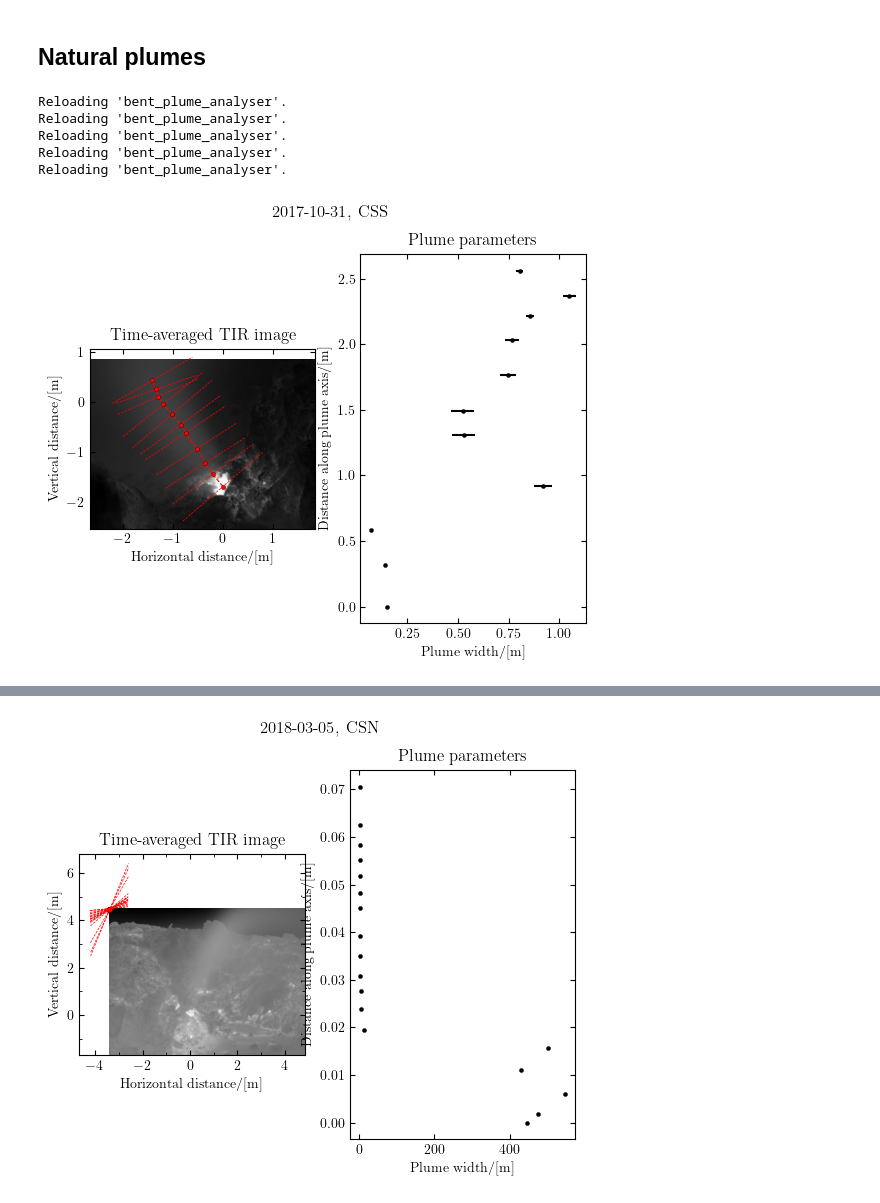
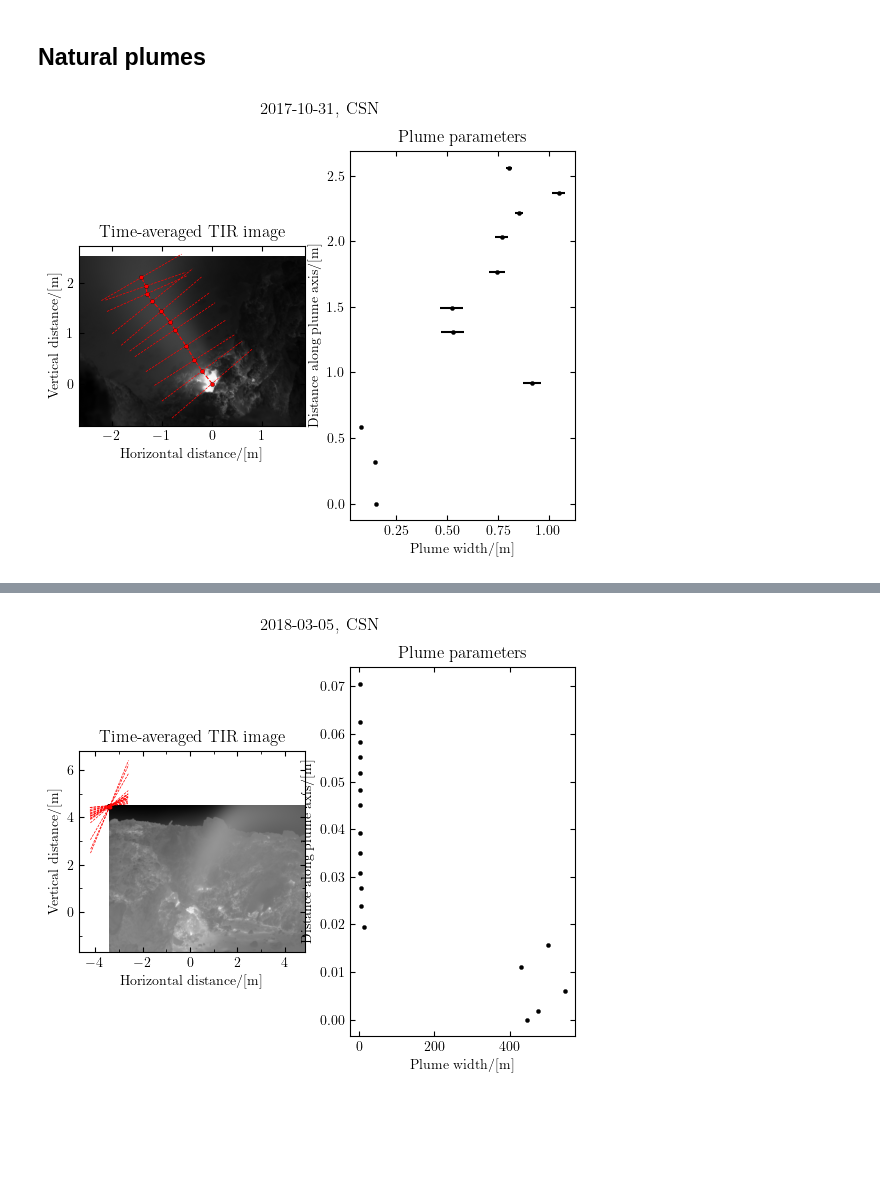
Before and after one commit to djessop/fumarole_plume_model, a Jupyter notebook: plume_analyser_real_plume.ipynb, the cells around one changed output, grey strips where cells are left out. Drawn from its saved outputs; the diff is of its cells as text; code cells hidden in the pictures; blank space fills up the shorter version.

```diff
--- a/plume_analyser_real_plume.ipynb
+++ b/plume_analyser_real_plume.ipynb
@@ -262,10 +267,13 @@ def plume_analysis(date, site, thermography=thermography):
     real_trajectory = (trajectory - [vent_loc[0], vent_loc[1]]) * 1/scale_factor
     p = real_trajectory.copy()
 
-
+    #####################
+    # EXTRACT VARIABLES #
+    #####################
     thexp, sig_thexp = plume_angle(p[:,0], p[:,1], errors=[1/scale_factor]*2)
     # thexp[0] = np.pi/2
     true_loc, bexp, sig_p, sig_bexp, rows = true_location_width(img, p=trajectory, errors=[1/scale_factor], retrows=True)
+    Texp      =
     sexp      = dist_along_path(p[:,0], p[:,1])
 
     ############
@@ -321,27 +329,23 @@ def plume_analysis(date, site, thermography=thermography):
 
     return
 # %%
-site = 'CSS'
+site = 'CSN'
 date = '2017-10-31'
 
-# path = '/'.join([thermography, date + '_' + site]) + '/'
-# params = read_params_file(path + 'parameters.json')
+path = '/'.join([thermography, date + '_' + site]) + '/'
+params = read_params_file(path + 'parameters.json')
 
+params['dist_to_vent'] = df.query("Site == @site and index == @date")['Dist'].values[0]
 # # params['trajectory'] = params['trajectory'][:-2]
 # # params['real_trajectory'] = params['real_trajectory'][:-2]
 # # params['sexp'] = params['sexp'][:-2]
 # # params['bexp'] = params['bexp'][:-2]
 # # params['sig_bexp'] = params['sig_bexp'][:-2]
 
 # pprint.pp(params)
 
 # # save_params_file(params, params_file)
 
 plume_analysis(date, site)
 # %% [output]
-Reloading 'bent_plume_analyser'.
-Reloading 'bent_plume_analyser'.
-Reloading 'bent_plume_analyser'.
-Reloading 'bent_plume_analyser'.
-Reloading 'bent_plume_analyser'.
-[figure, old version]
+[figure, new version]
```
Also changed, not shown: parts of 3 cells of this notebook, 2 other files.
